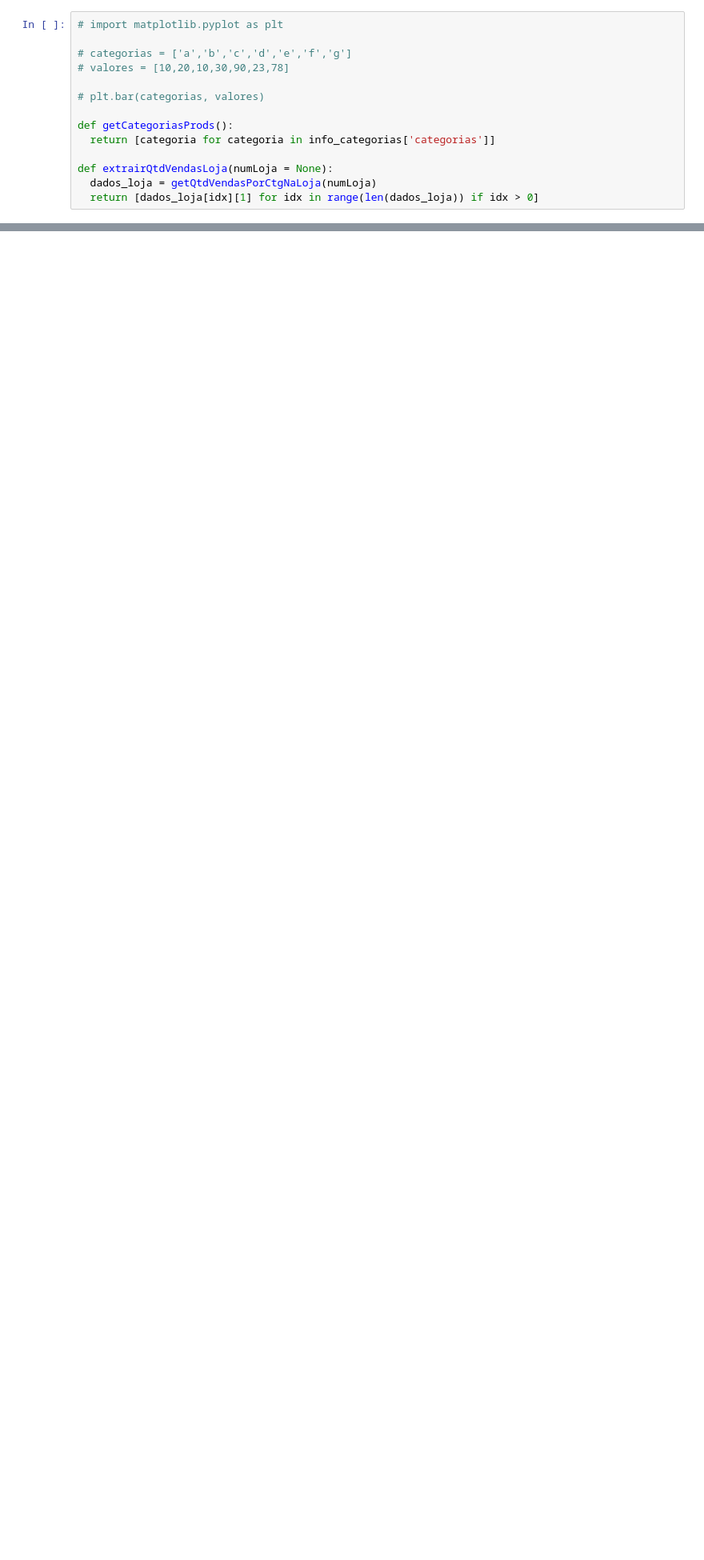
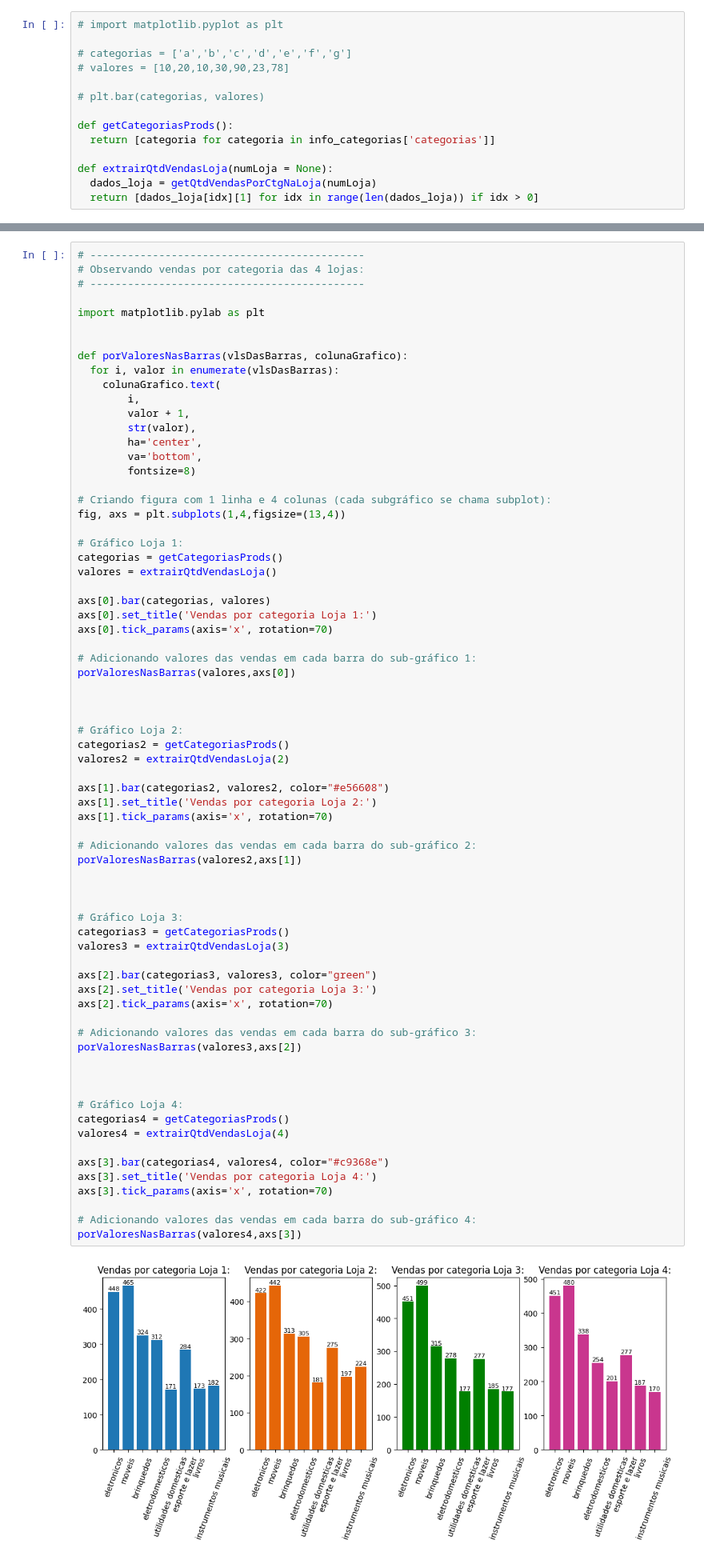
Before and after one commit to Megalonnix/ChallengeAluraStore, a Jupyter notebook: AluraStoreBr.ipynb, the cells around one changed output, grey strips where cells are left out. Shown at 80% size. Drawn from its saved outputs; the diff is of its cells as text; blank space fills up the shorter version.

Commit message:
Finalizando implementação de um gráfico múltiplo.

```diff
--- a/AluraStoreBr.ipynb
+++ b/AluraStoreBr.ipynb
@@ -212,0 +206,72 @@ plt.show()
+# %%
+# --------------------------------------------
+# Observando vendas por categoria das 4 lojas:
+# --------------------------------------------
+
+import matplotlib.pylab as plt
+
+
+def porValoresNasBarras(vlsDasBarras, colunaGrafico):
+  for i, valor in enumerate(vlsDasBarras):
+    colunaGrafico.text(
+        i,
+        valor + 1,
+        str(valor),
+        ha='center',
+        va='bottom',
+        fontsize=8)
+
+# Criando figura com 1 linha e 4 colunas (cada subgráfico se chama subplot):
+fig, axs = plt.subplots(1,4,figsize=(13,4))
+
+# Gráfico Loja 1:
+categorias = getCategoriasProds()
+valores = extrairQtdVendasLoja()
+
+axs[0].bar(categorias, valores)
+axs[0].set_title('Vendas por categoria Loja 1:')
+axs[0].tick_params(axis='x', rotation=70)
+
+# Adicionando valores das vendas em cada barra do sub-gráfico 1:
+porValoresNasBarras(valores,axs[0])
+
+
+
+# Gráfico Loja 2:
+categorias2 = getCategoriasProds()
+valores2 = extrairQtdVendasLoja(2)
+
+axs[1].bar(categorias2, valores2, color="#e56608")
+axs[1].set_title('Vendas por categoria Loja 2:')
+axs[1].tick_params(axis='x', rotation=70)
+
+# Adicionando valores das vendas em cada barra do sub-gráfico 2:
+porValoresNasBarras(valores2,axs[1])
+
+
+
+# Gráfico Loja 3:
+categorias3 = getCategoriasProds()
+valores3 = extrairQtdVendasLoja(3)
+
+axs[2].bar(categorias3, valores3, color="green")
+axs[2].set_title('Vendas por categoria Loja 3:')
+axs[2].tick_params(axis='x', rotation=70)
+
+# Adicionando valores das vendas em cada barra do sub-gráfico 3:
+porValoresNasBarras(valores3,axs[2])
+
+
+
+# Gráfico Loja 4:
+categorias4 = getCategoriasProds()
+valores4 = extrairQtdVendasLoja(4)
+
+axs[3].bar(categorias4, valores4, color="#c9368e")
+axs[3].set_title('Vendas por categoria Loja 4:')
+axs[3].tick_params(axis='x', rotation=70)
+
+# Adicionando valores das vendas em cada barra do sub-gráfico 4:
+porValoresNasBarras(valores4,axs[3])
+# %% [output]
+[figure, added]
```
Also changed, not shown: parts of 3 cells of this notebook.
